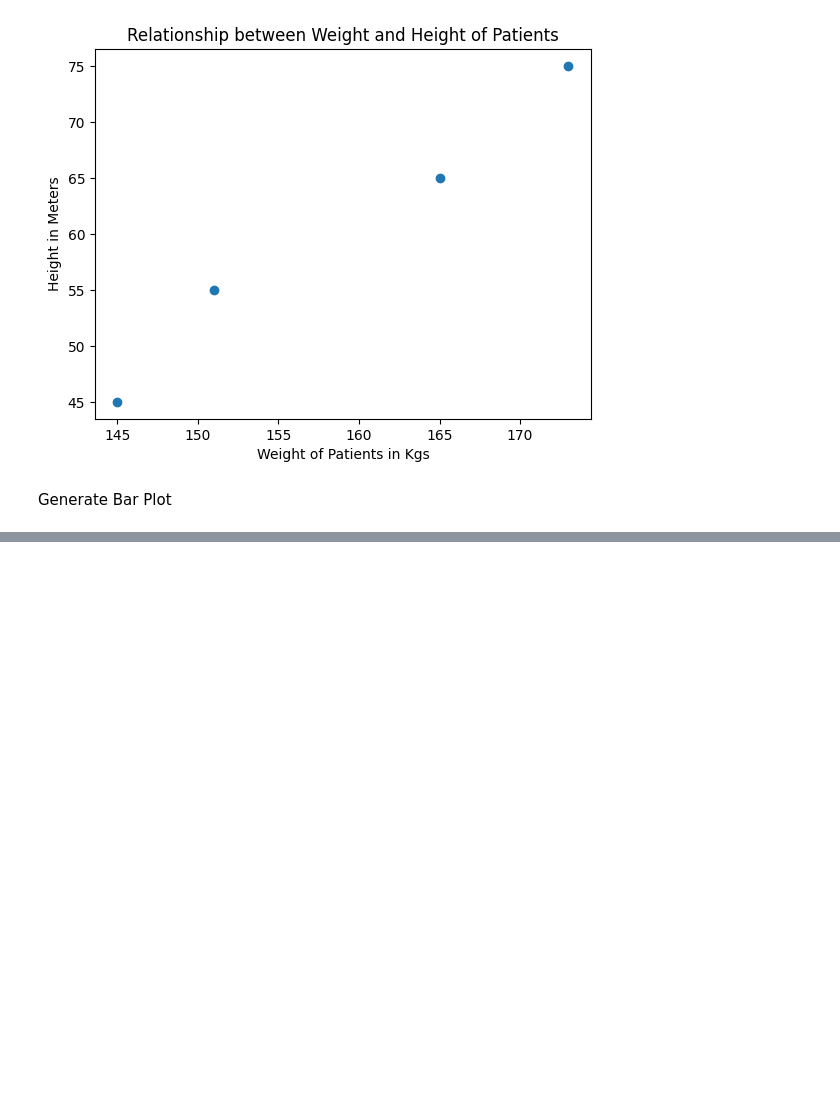
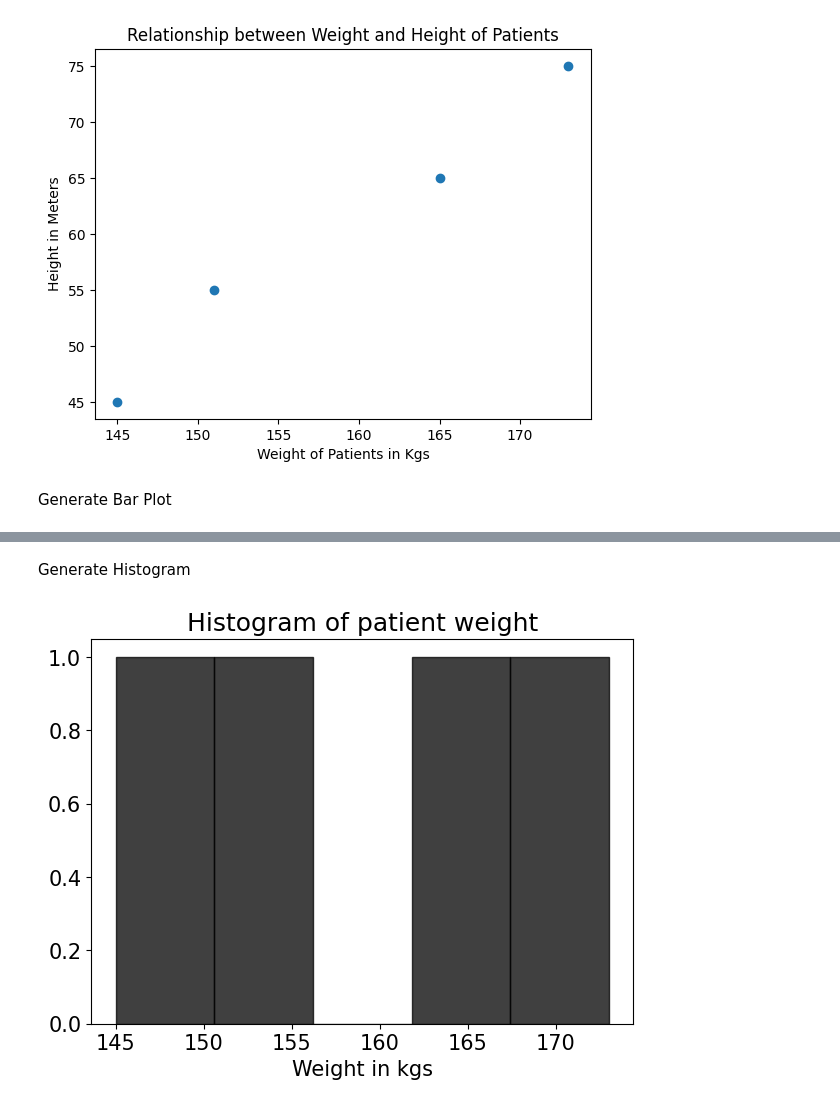
Before and after one commit to 2303A52129/AIML_2303a52129, a Jupyter notebook: Assignment_1.ipynb, the cells around one changed output, grey strips where cells are left out. Drawn from its saved outputs; the diff is of its cells as text; code cells hidden in the pictures; blank space fills up the shorter version.

```diff
--- a/Assignment_1.ipynb
+++ b/Assignment_1.ipynb
@@ -106,3 +106,19 @@ plt.ylabel("Weight (in kgs)",fontsize=15)
 plt.show()
 # %% [output]
 [figure]
+# %% [markdown]
+Generate Histogram
+# %%
+import numpy as np
+plt.figure(figsize=(7,5))
+
+# Main plot function 'hist'
+plt.hist(weight,color='black',edgecolor='k', alpha=0.75,bins=5)
+
+plt.title("Histogram of patient weight",fontsize=18)
+plt.xlabel("Weight in kgs",fontsize=15)
+plt.xticks(fontsize=15)
+plt.yticks(fontsize=15)
+plt.show()
+# %% [output]
+[figure, added]
```
Also changed, not shown: parts of 1 cell of this notebook.
